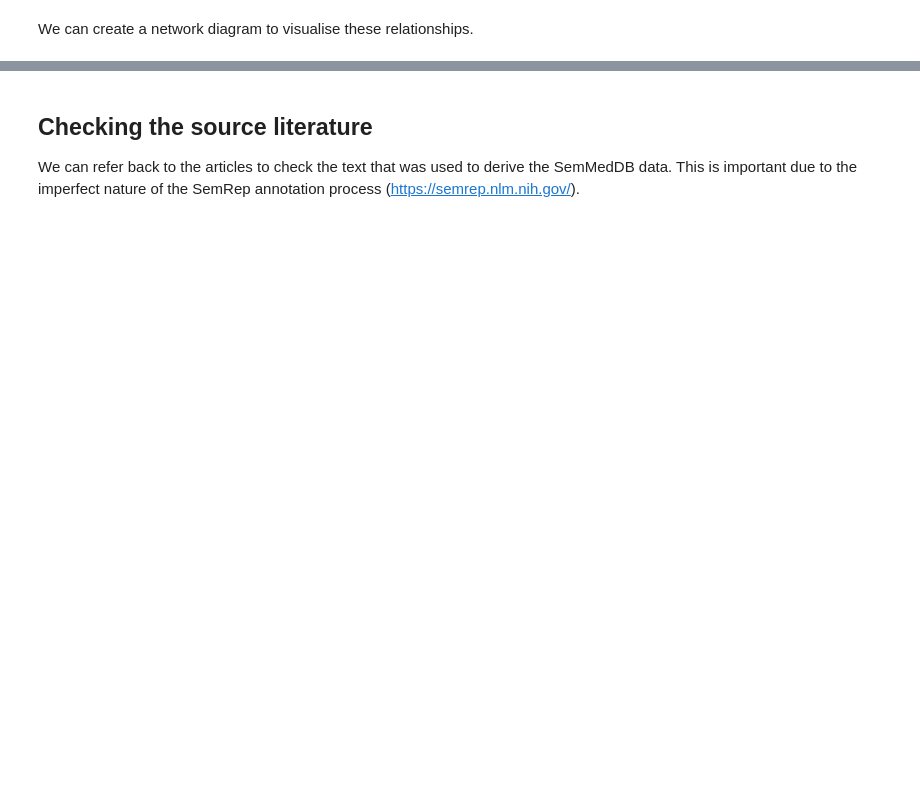
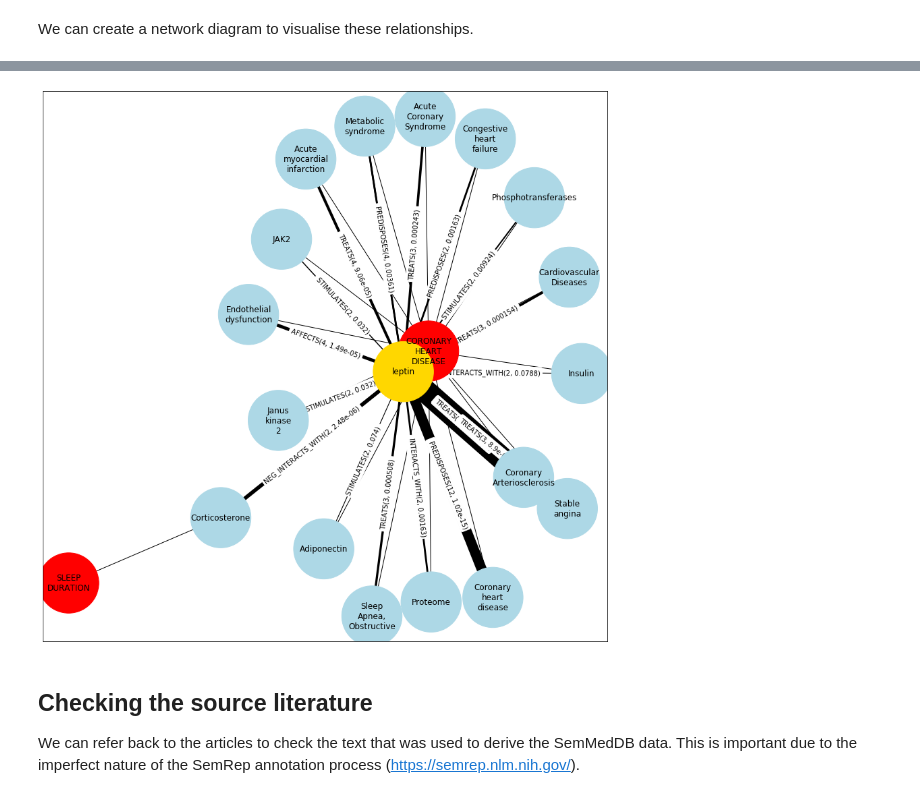
Before and after one commit to MRCIEU/epigraphdb, a Jupyter notebook: paper-case-studies/case-3-literature-triangulation.ipynb, the cells around one changed output, grey strips where cells are left out. Cells and saved outputs as stored; diff of their text form; code cells hidden in the pictures; blank space fills up the shorter version.

```diff
--- a/paper-case-studies/case-3-literature-triangulation.ipynb
+++ b/paper-case-studies/case-3-literature-triangulation.ipynb
@@ -403,3 +426,28 @@ See the caveats in the documentation: https://pandas.pydata.org/pandas-docs/stab
+# %%
+G = nx.from_pandas_edgelist(edges)
+
+edgelist = [(_["source"], _["target"]) for idx, _ in edges.iterrows()]
+edge_labels = {}
+for idx, row in edges.iterrows():
+    edge_labels[(row["source"], row["target"])] = row["label"]
+node_labels = {}
+for idx, row in nodes.iterrows():
+    node_labels[row["node"]] = row["node"].replace(" ", "\n")
+color_map = {"trait": "red", "literature_term": "lightblue", "overlapping_term": "gold"}
+node_colors = [color_map[_] for _ in nodes["node_type"].tolist()]
+# %%
+pos = graphviz_layout(G)
+plt.figure(figsize=(15, 15))
+nx.draw_networkx_edges(
+    G, pos, edgelist=edgelist, width=edges["weight"].tolist())
+nx.draw_networkx_nodes(
+    G, pos, nodelist=nodes["node"].tolist(),
+    node_size=8000, node_color=node_colors)
+_ = nx.draw_networkx_edge_labels(G, pos, edge_labels)
+_ = nx.draw_networkx_labels(G, pos, node_labels)
+plt.savefig(f"{focus_term}.png")
+# %% [output]
+[figure, added]
 # %% [markdown]
 ## Checking the source literature
 
```
Also changed, not shown: parts of 15 cells of this notebook, 4 other files.
